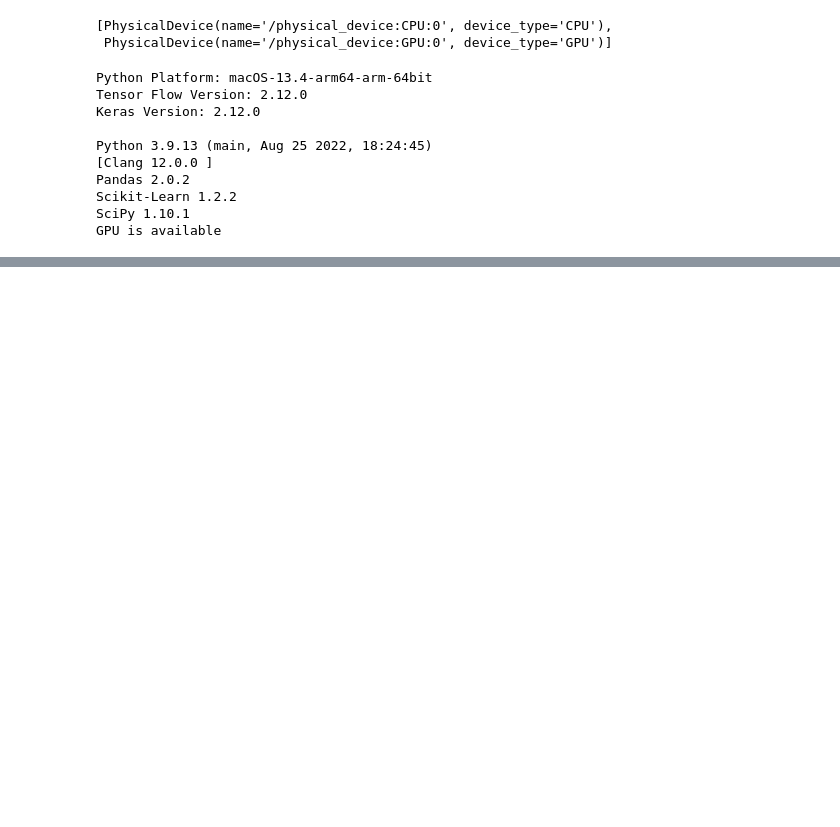
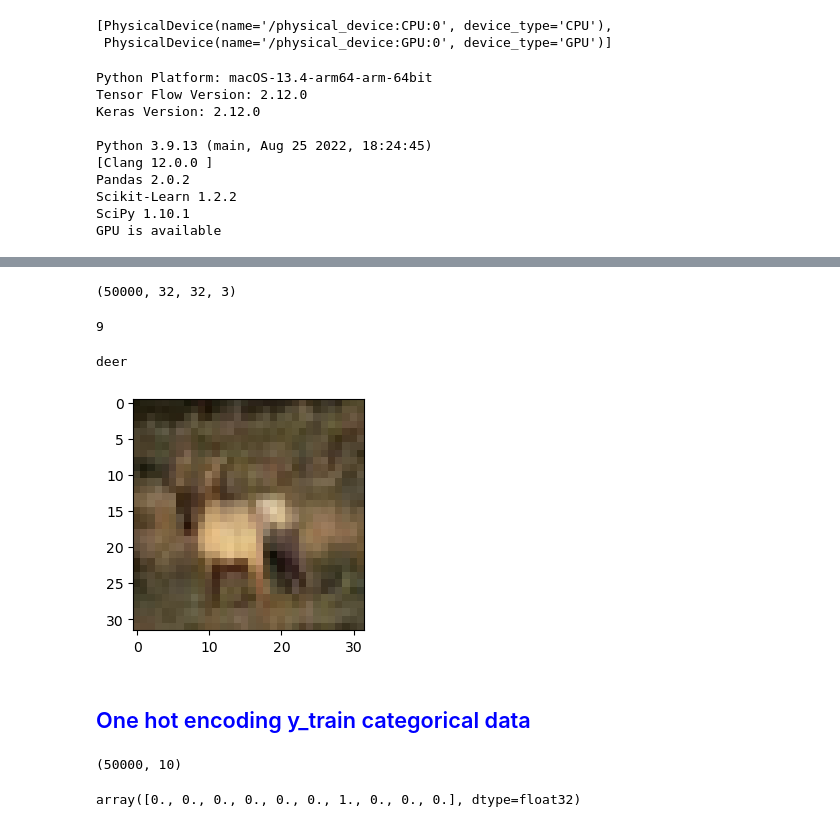
Before and after one commit to aibits-bytecode/learm_ml_advanced, a Jupyter notebook: Image Classification using GPU/Workbook.ipynb, the cells around one changed output, grey strips where cells are left out. Drawn from its saved outputs; the diff is of its cells as text; code cells hidden in the pictures; blank space fills up the shorter version.

```diff
--- a/Image Classification using GPU/Workbook.ipynb
+++ b/Image Classification using GPU/Workbook.ipynb
@@ -43,0 +58,2 @@ GPU is available
+# %%
+(x_train, y_train), (x_test, y_test) = tf.keras.datasets.cifar10.load_data()
@@ -43,0 +63,21 @@ GPU is available
+# %%
+x_train.shape
+# %% [output]
+(50000, 32, 32, 3)
+# %%
+y_train[1][0]
+# %% [output]
+9
+# %%
+classes = ['airplane','automobile','bird','cat','deer','dog','frog','horse','ship','truck']
+# %%
+def plot_sample(index):
+    import matplotlib.pyplot as plt
+    plt.figure(figsize=(30,3))
+    plt.imshow(x_train[index])
+    print(classes[y_train[index][0]])
+
+plot_sample(3)
+# %% [output]
+deer
+[figure, added]
@@ -43,0 +87,2 @@ GPU is available
+# %% [markdown]
+<h2 style='color:blue'> One hot encoding y_train categorical data </h2>
@@ -43,0 +96,8 @@ GPU is available
+# %%
+y_train_categorical.shape
+# %% [output]
+(50000, 10)
+# %%
+y_train_categorical[0]
+# %% [output]
+array([0., 0., 0., 0., 0., 0., 1., 0., 0., 0.], dtype=float32)
```
Also changed, not shown: parts of 16 cells of this notebook, 1 other file.
